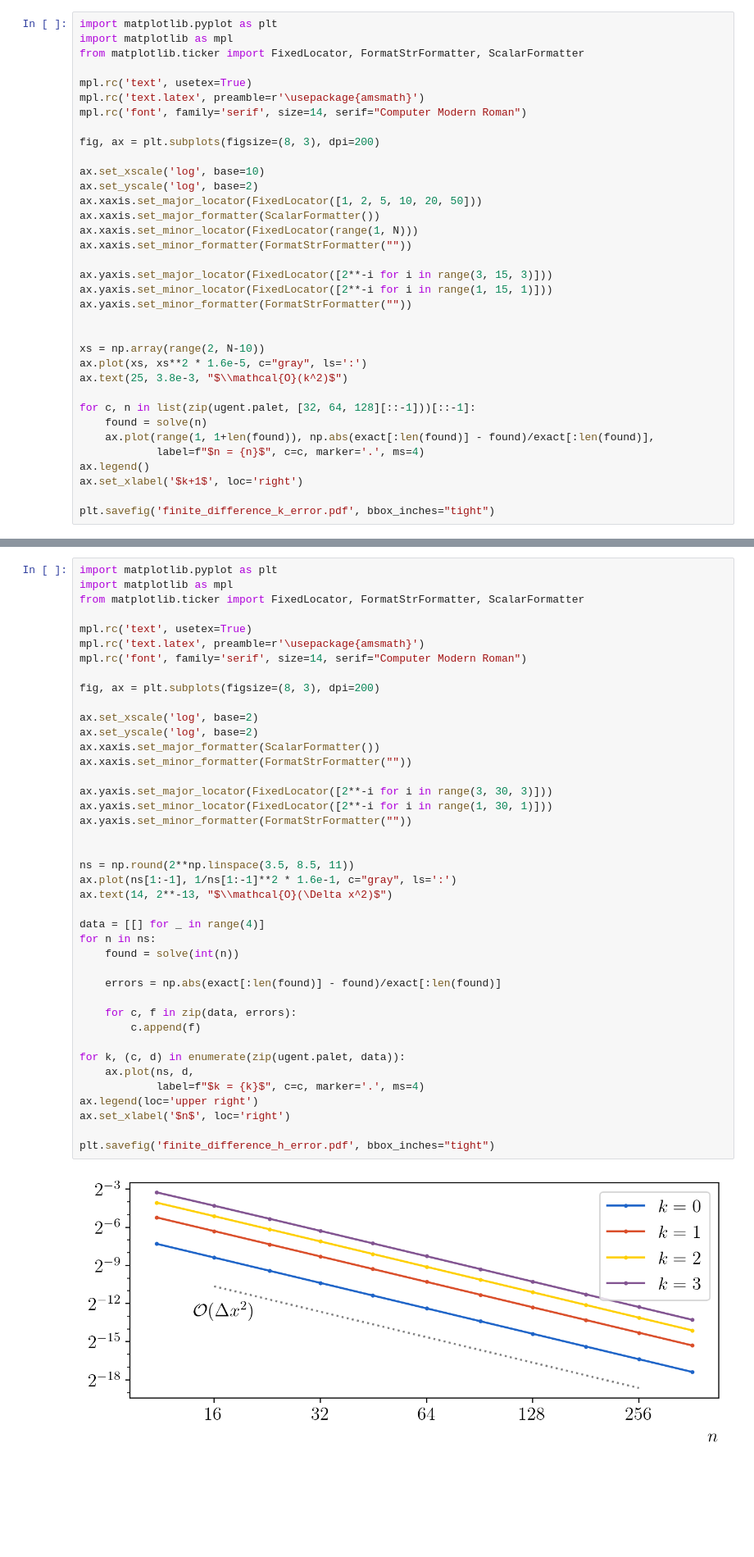
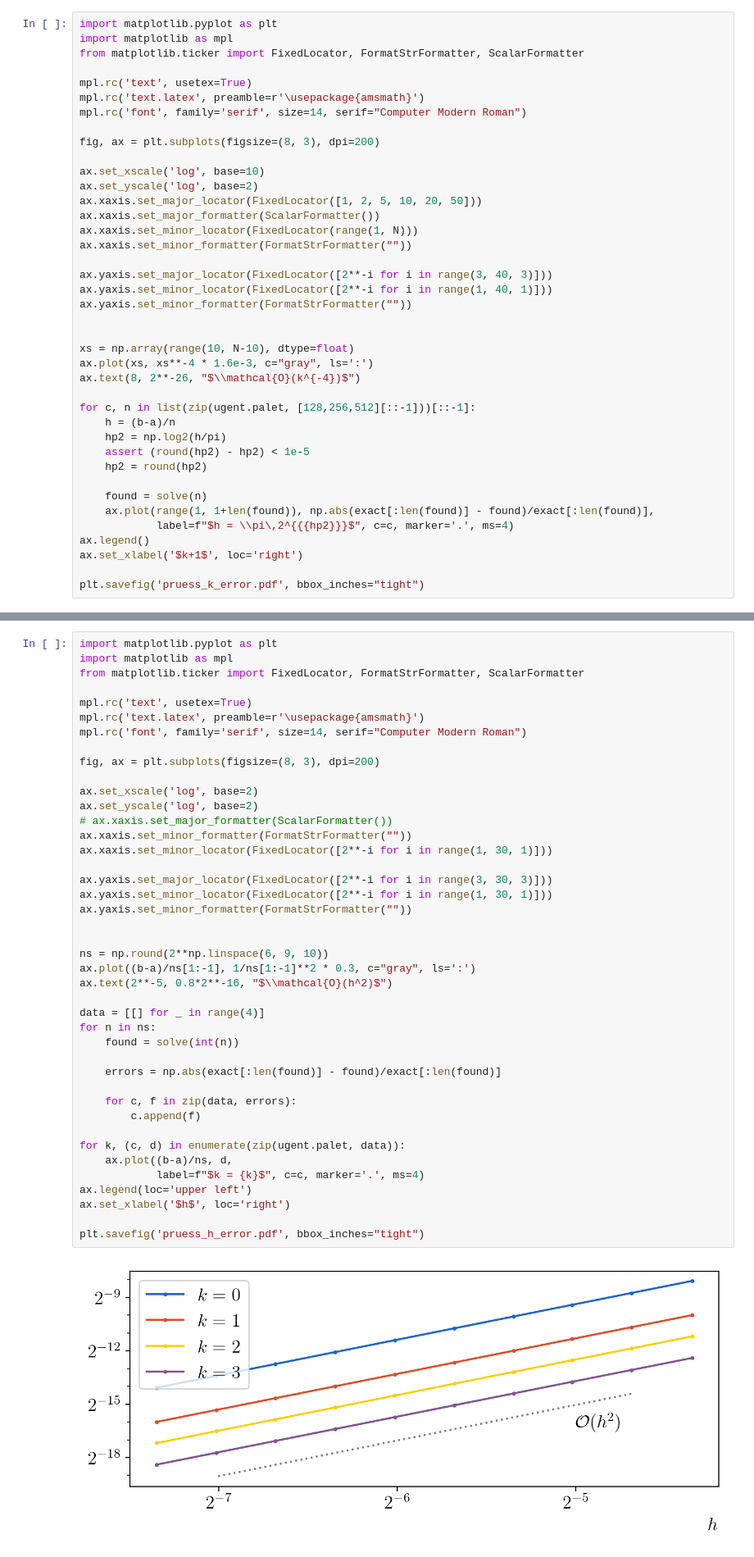
Before and after one commit to toonijn/PhD-thesis, a Jupyter notebook: img/chapter2/finite_difference_slp.ipynb, the cells around one changed output, grey strips where cells are left out. Shown at 82% size. Saved outputs shown, nothing was run; the diff lists cells and outputs as text; blank space fills up the shorter version.

Commit message:
pruess numerical experiment

```diff
--- a/img/chapter2/finite_difference_slp.ipynb
+++ b/img/chapter2/finite_difference_slp.ipynb
@@ -70,21 +156,26 @@ ax.xaxis.set_major_formatter(ScalarFormatter())
 ax.xaxis.set_minor_locator(FixedLocator(range(1, N)))
 ax.xaxis.set_minor_formatter(FormatStrFormatter(""))
 
-ax.yaxis.set_major_locator(FixedLocator([2**-i for i in range(3, 15, 3)]))
-ax.yaxis.set_minor_locator(FixedLocator([2**-i for i in range(1, 15, 1)]))
+ax.yaxis.set_major_locator(FixedLocator([2**-i for i in range(3, 40, 3)]))
+ax.yaxis.set_minor_locator(FixedLocator([2**-i for i in range(1, 40, 1)]))
 ax.yaxis.set_minor_formatter(FormatStrFormatter(""))
 
 
-xs = np.array(range(2, N-10))
-ax.plot(xs, xs**2 * 1.6e-5, c="gray", ls=':')
-ax.text(25, 3.8e-3, "$\\mathcal{O}(k^2)$")
+xs = np.array(range(10, N-10), dtype=float)
+ax.plot(xs, xs**-4 * 1.6e-3, c="gray", ls=':')
+ax.text(8, 2**-26, "$\\mathcal{O}(k^{-4})$")
 
-for c, n in list(zip(ugent.palet, [32, 64, 128][::-1]))[::-1]:
+for c, n in list(zip(ugent.palet, [128,256,512][::-1]))[::-1]:
+    h = (b-a)/n
+    hp2 = np.log2(h/pi)
+    assert (round(hp2) - hp2) < 1e-5
+    hp2 = round(hp2)
+
     found = solve(n)
     ax.plot(range(1, 1+len(found)), np.abs(exact[:len(found)] - found)/exact[:len(found)],
-            label=f"$n = {n}$", c=c, marker='.', ms=4)
+            label=f"$h = \\pi\,2^{{{hp2}}}$", c=c, marker='.', ms=4)
 ax.legend()
 ax.set_xlabel('$k+1$', loc='right')
 
-plt.savefig('finite_difference_k_error.pdf', bbox_inches="tight")
+plt.savefig('pruess_k_error.pdf', bbox_inches="tight")
 # %% [output]
@@ -96,39 +187,40 @@ from matplotlib.ticker import FixedLocator, FormatStrFormatter, ScalarFormatter
 
 mpl.rc('text', usetex=True)
 mpl.rc('text.latex', preamble=r'\usepackage{amsmath}')
 mpl.rc('font', family='serif', size=14, serif="Computer Modern Roman")
 
 fig, ax = plt.subplots(figsize=(8, 3), dpi=200)
 
 ax.set_xscale('log', base=2)
 ax.set_yscale('log', base=2)
-ax.xaxis.set_major_formatter(ScalarFormatter())
+# ax.xaxis.set_major_formatter(ScalarFormatter())
 ax.xaxis.set_minor_formatter(FormatStrFormatter(""))
+ax.xaxis.set_minor_locator(FixedLocator([2**-i for i in range(1, 30, 1)]))
 
 ax.yaxis.set_major_locator(FixedLocator([2**-i for i in range(3, 30, 3)]))
 ax.yaxis.set_minor_locator(FixedLocator([2**-i for i in range(1, 30, 1)]))
 ax.yaxis.set_minor_formatter(FormatStrFormatter(""))
 
 
-ns = np.round(2**np.linspace(3.5, 8.5, 11))
-ax.plot(ns[1:-1], 1/ns[1:-1]**2 * 1.6e-1, c="gray", ls=':')
-ax.text(14, 2**-13, "$\\mathcal{O}(\Delta x^2)$")
+ns = np.round(2**np.linspace(6, 9, 10))
+ax.plot((b-a)/ns[1:-1], 1/ns[1:-1]**2 * 0.3, c="gray", ls=':')
+ax.text(2**-5, 0.8*2**-16, "$\\mathcal{O}(h^2)$")
 
 data = [[] for _ in range(4)]
 for n in ns:
     found = solve(int(n))
 
     errors = np.abs(exact[:len(found)] - found)/exact[:len(found)]
 
     for c, f in zip(data, errors):
         c.append(f)
 
 for k, (c, d) in enumerate(zip(ugent.palet, data)):
-    ax.plot(ns, d,
+    ax.plot((b-a)/ns, d,
             label=f"$k = {k}$", c=c, marker='.', ms=4)
-ax.legend(loc='upper right')
-ax.set_xlabel('$n$', loc='right')
+ax.legend(loc='upper left')
+ax.set_xlabel('$h$', loc='right')
 
-plt.savefig('finite_difference_h_error.pdf', bbox_inches="tight")
+plt.savefig('pruess_h_error.pdf', bbox_inches="tight")
 # %% [output]
-[figure, old version]
+[figure, new version]
```
Also changed, not shown: parts of 5 cells of this notebook, 3 other files.
